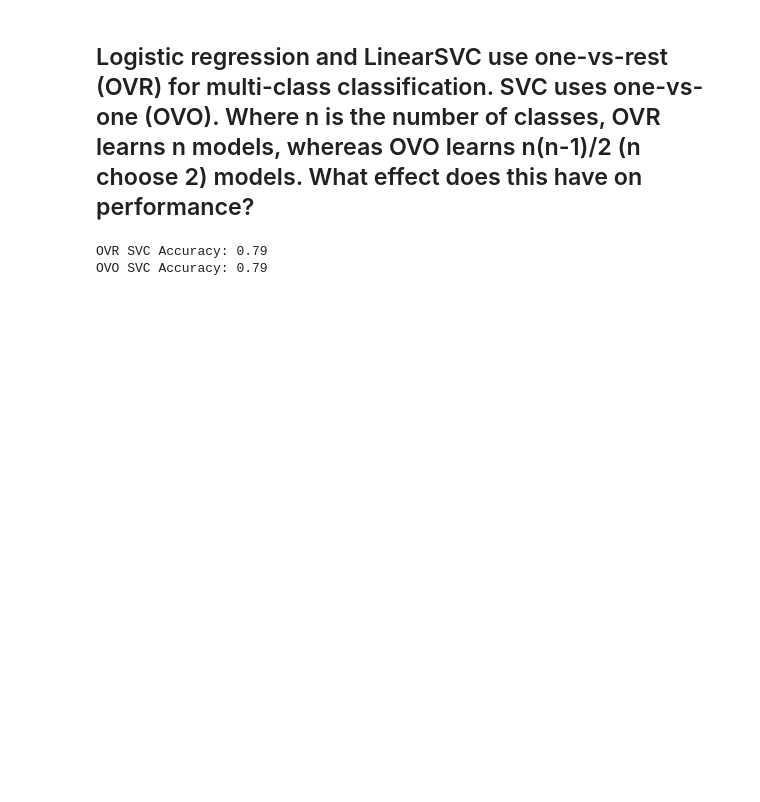
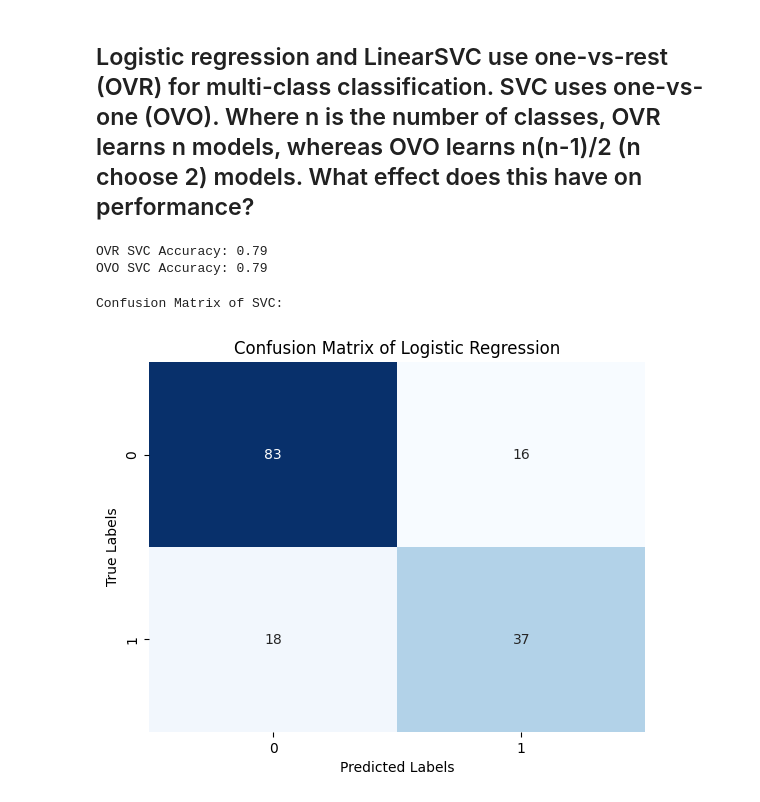
Before and after one commit to 10sajan10/CS6830_Project7, a Jupyter notebook: Project_7.ipynb, the cells around one changed output. Cells and saved outputs as stored; diff of their text form; code cells hidden in the pictures; blank space fills up the shorter version.

```diff
--- a/Project_7.ipynb
+++ b/Project_7.ipynb
@@ -698,3 +698,36 @@ print(f"OVO SVC Accuracy: {accuracy_ovo:.2f}")
 # %% [output]
 OVR SVC Accuracy: 0.79
 OVO SVC Accuracy: 0.79
+# %%
+(trainX, testX, trainY, testY) = train_test_split(X, y, test_size=0.2, random_state=42)
+trainscore = {}
+test_accuracy = {}
+test_precision = {}
+test_recall = {}
+scaler = StandardScaler()
+trainX = scaler.fit_transform(trainX)
+testX = scaler.transform(testX)
+
+cv = KFold(n_splits=10, random_state=1, shuffle=True)
+log_reg = LogisticRegression(solver='lbfgs', max_iter=1000, random_state=42)
+scores = cross_val_score(log_reg, trainX, trainY, cv=cv)
+import time
+start_time = time.time()
+log_reg.fit(trainX, trainY)
+end_time = time.time()
+# %%
+predicted_labels = log_reg.predict(testX)
+# test_accuracy['SVC'] = accuracy_score(testY, predicted_labels)
+# test_precision['SVC'] = precision_score(testY, predicted_labels, average='weighted')
+# test_recall['SVC'] = recall_score(testY, predicted_labels, average='weighted')
+print("Confusion Matrix of SVC:")
+conf_matrix=confusion_matrix(testY, predicted_labels)
+sns.heatmap(conf_matrix, annot=True, fmt='d', cmap='Blues', cbar=False,
+            )
+plt.title("Confusion Matrix of Logistic Regression")
+plt.xlabel("Predicted Labels")
+plt.ylabel("True Labels")
+plt.show()
+# %% [output]
+Confusion Matrix of SVC:
+[figure, added]
```
Also changed, not shown: parts of 2 cells of this notebook.
